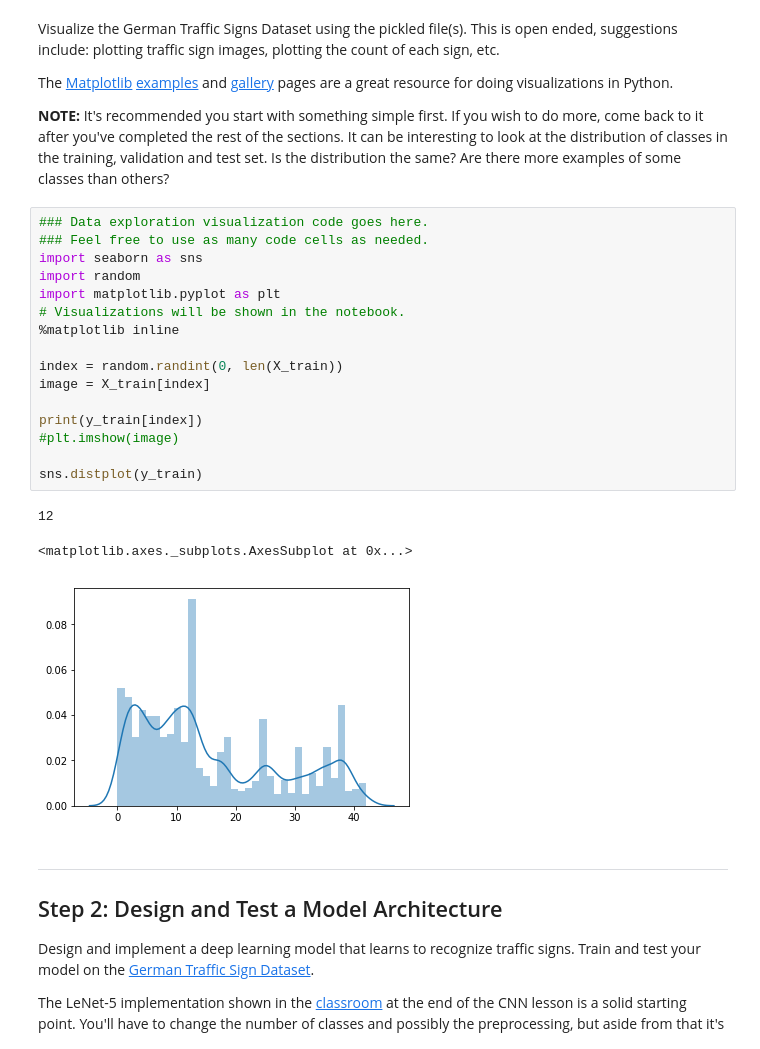
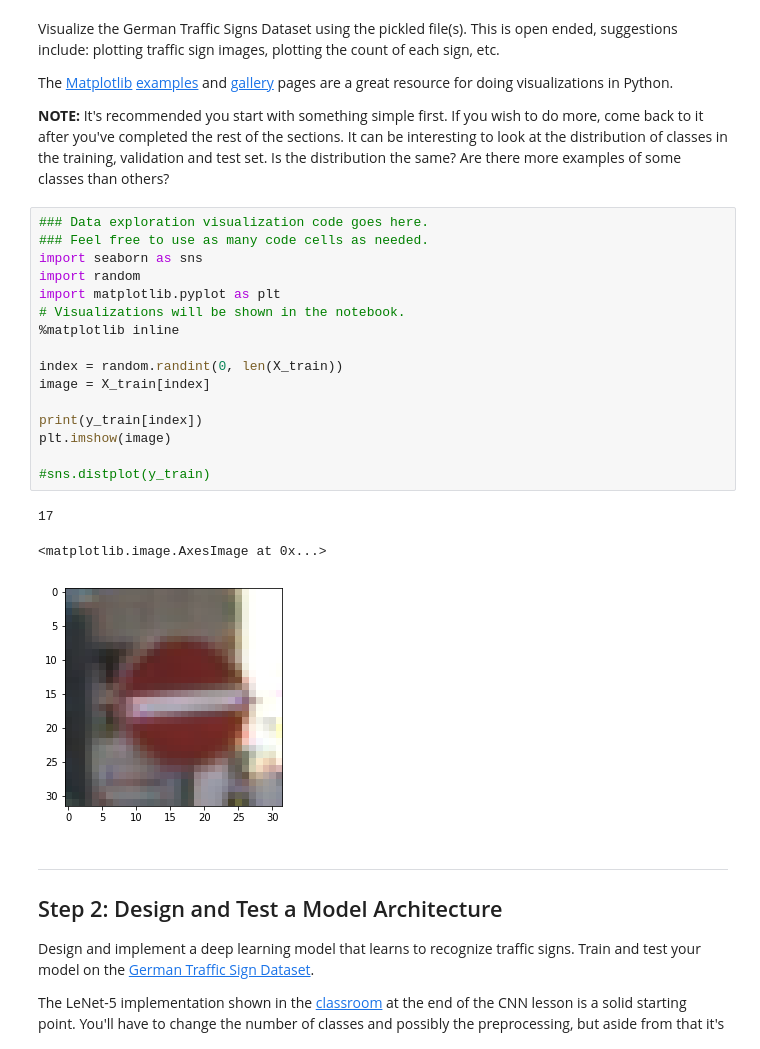
Before and after one commit to xingliuUT/CarND-Traffic-Sign-Classifier-Project, a Jupyter notebook: Traffic_Sign_Classifier.ipynb, the cells around one changed output. Drawn from its saved outputs; the diff is of its cells as text.

```diff
--- a/Traffic_Sign_Classifier.ipynb
+++ b/Traffic_Sign_Classifier.ipynb
@@ -97,23 +97,23 @@ The [Matplotlib](http://matplotlib.org/) [examples](http://matplotlib.org/exampl
 # %%
 ### Data exploration visualization code goes here.
 ### Feel free to use as many code cells as needed.
 import seaborn as sns
 import random
 import matplotlib.pyplot as plt
 # Visualizations will be shown in the notebook.
 %matplotlib inline
 
 index = random.randint(0, len(X_train))
 image = X_train[index]
 
 print(y_train[index])
-#plt.imshow(image)
+plt.imshow(image)
 
-sns.distplot(y_train)
+#sns.distplot(y_train)
 # %% [output]
-12
+17
-<matplotlib.axes._subplots.AxesSubplot at 0x...>
+<matplotlib.image.AxesImage at 0x...>
-[figure, old version]
+[figure, new version]
 # %% [markdown]
 ----
 
```
Also changed, not shown: parts of 2 cells of this notebook.
